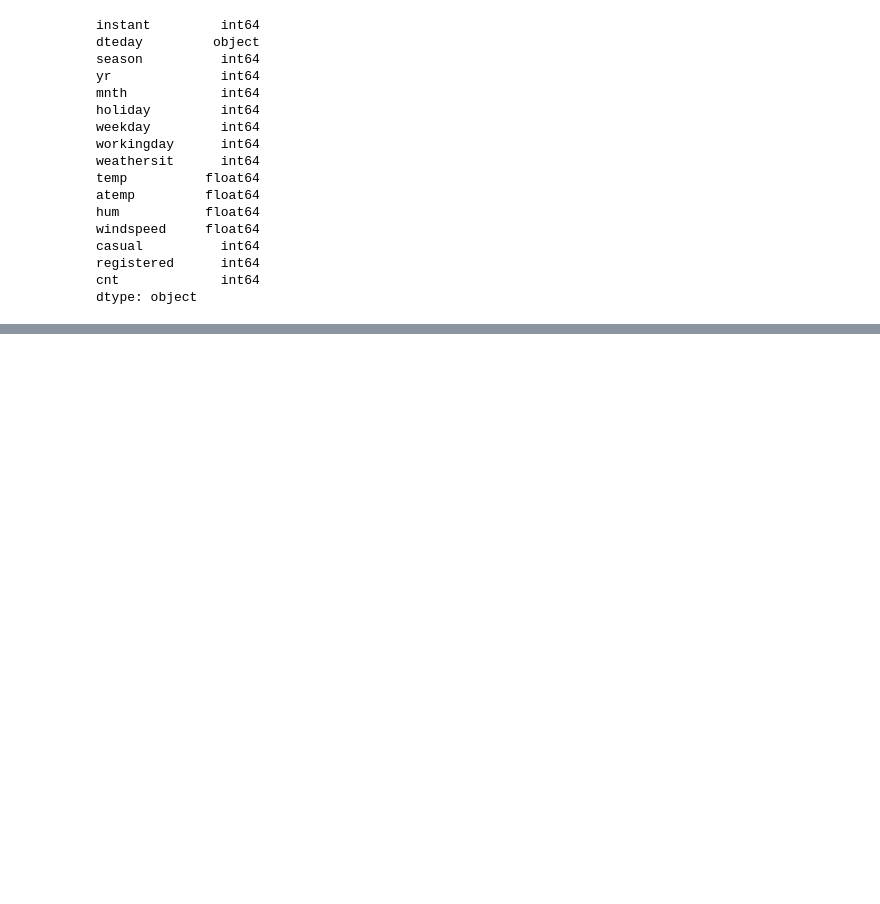
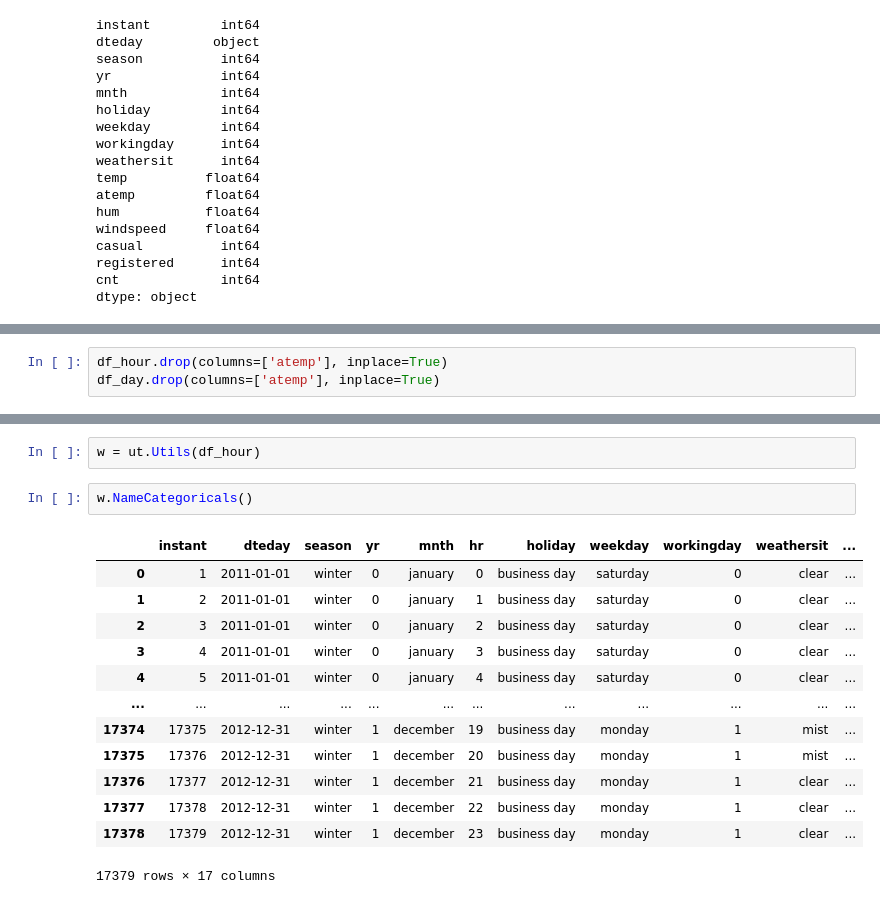
Before and after one commit to rmaciel1988/bikesharing, a Jupyter notebook: notebooks/01-DataAnalisys.ipynb, the cells around one changed output, grey strips where cells are left out. Cells and saved outputs as stored; diff of their text form; blank space fills up the shorter version.

```diff
--- a/notebooks/01-DataAnalisys.ipynb
+++ b/notebooks/01-DataAnalisys.ipynb
@@ -130,0 +161,3 @@ dtype: object
+# %%
+df_hour.drop(columns=['atemp'], inplace=True)
+df_day.drop(columns=['atemp'], inplace=True)
@@ -130,0 +175,18 @@ dtype: object
+# %%
+w = ut.Utils(df_hour)
+# %%
+w.NameCategoricals()
+# %% [output]
+|  | instant | dteday | season | yr | mnth | hr | holiday | weekday | workingday | weathersit | ... |
+| 0 | 1 | 2011-01-01 | winter | 0 | january | 0 | business day | saturday | 0 | clear | ... |
+| 1 | 2 | 2011-01-01 | winter | 0 | january | 1 | business day | saturday | 0 | clear | ... |
+| 2 | 3 | 2011-01-01 | winter | 0 | january | 2 | business day | saturday | 0 | clear | ... |
+| 3 | 4 | 2011-01-01 | winter | 0 | january | 3 | business day | saturday | 0 | clear | ... |
+| 4 | 5 | 2011-01-01 | winter | 0 | january | 4 | business day | saturday | 0 | clear | ... |
+| ... | ... | ... | ... | ... | ... | ... | ... | ... | ... | ... | ... |
+| 17374 | 17375 | 2012-12-31 | winter | 1 | december | 19 | business day | monday | 1 | mist | ... |
+| 17375 | 17376 | 2012-12-31 | winter | 1 | december | 20 | business day | monday | 1 | mist | ... |
+| 17376 | 17377 | 2012-12-31 | winter | 1 | december | 21 | business day | monday | 1 | clear | ... |
+| 17377 | 17378 | 2012-12-31 | winter | 1 | december | 22 | business day | monday | 1 | clear | ... |
+| 17378 | 17379 | 2012-12-31 | winter | 1 | december | 23 | business day | monday | 1 | clear | ... |
+17379 rows × 17 columns
```
Also changed, not shown: parts of 11 cells of this notebook, 2 other files.
